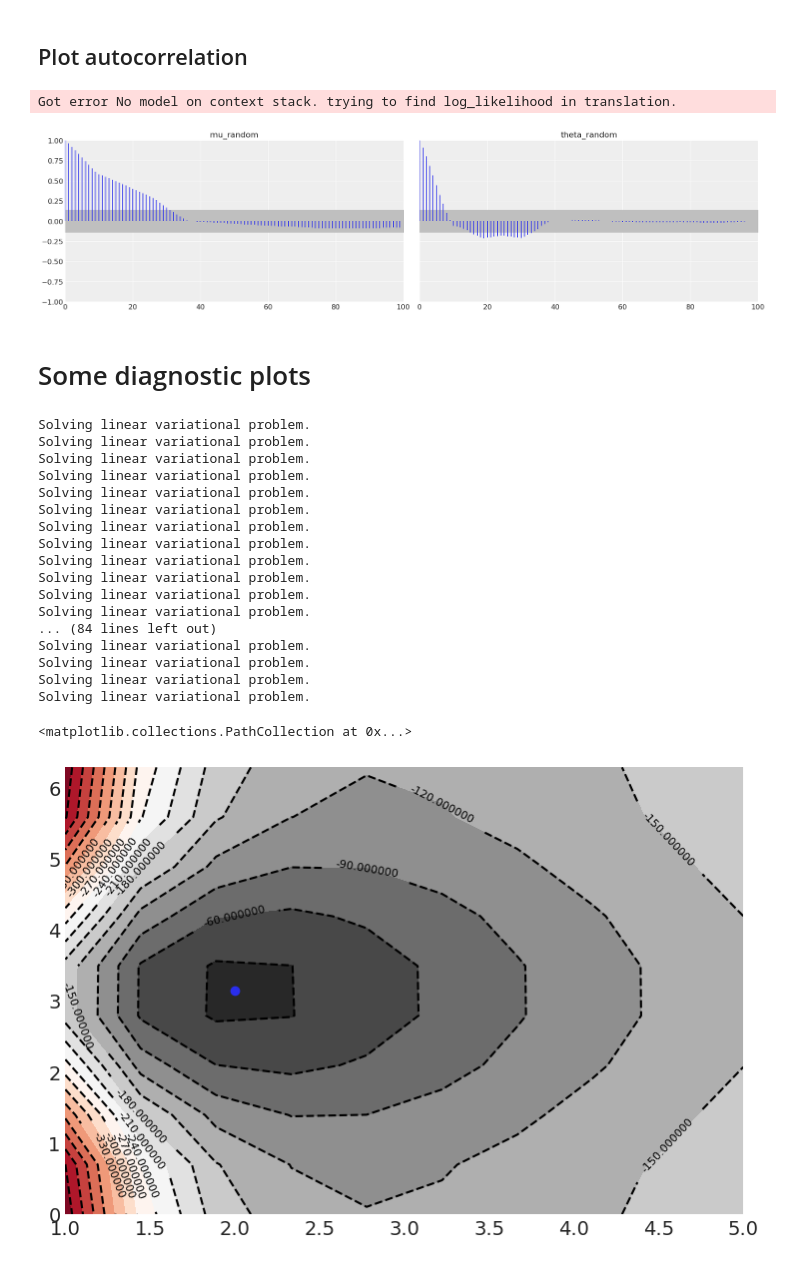
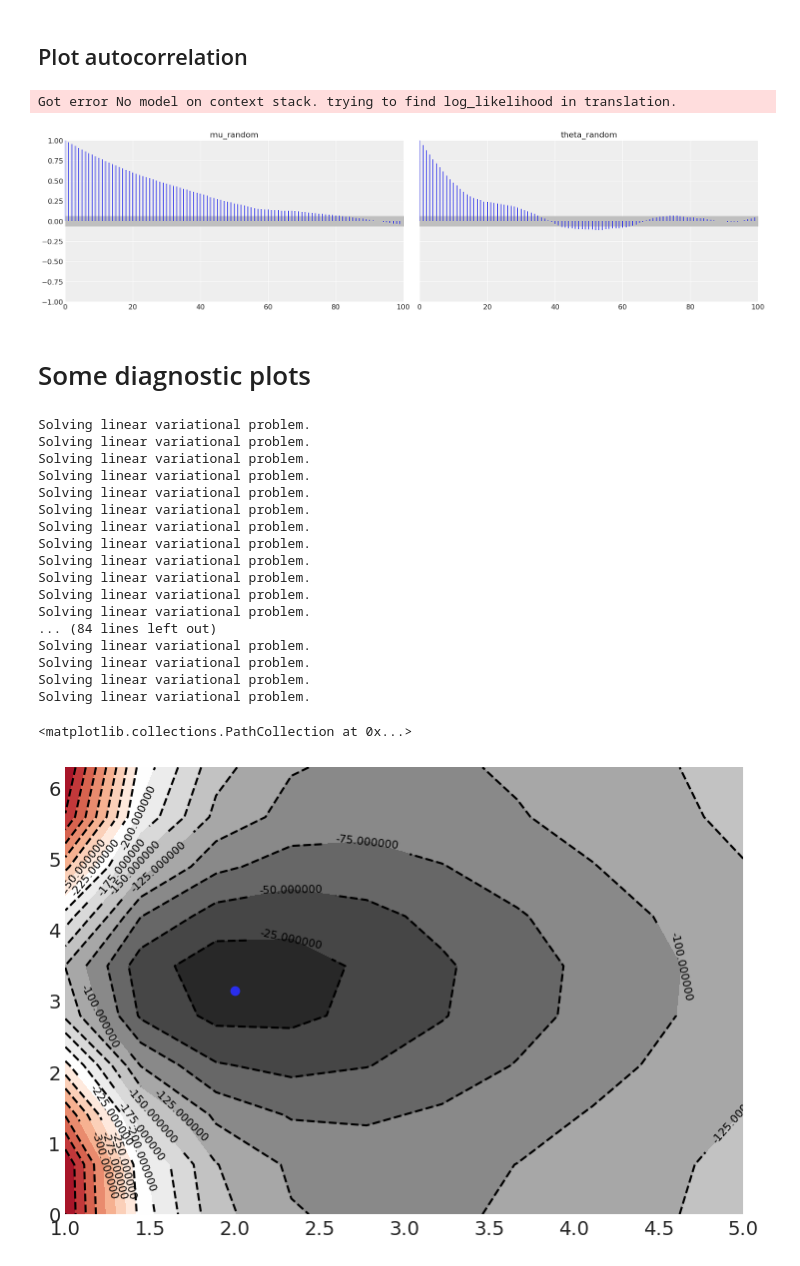
Before and after one commit to AndreBose/MLMCMC_Project, a Jupyter notebook: Comet_equation/MLDA_few_data.ipynb, the cells around one changed output. Drawn from its saved outputs; the diff is of its cells as text; code cells hidden in the pictures.

Commit message:
MLDA with subsampling of data, first tentative

```diff
--- a/Comet_equation/MLDA_few_data.ipynb
+++ b/Comet_equation/MLDA_few_data.ipynb
@@ -71,9 +71,9 @@ n_data_v = 64            # number of segments on the vertical   axis
 
 noise_level = 0.001    # noise level in the output data (with more than 0.0001 causes the complete destruction of the solution)
 
-# set grid of observations
-n_h_points = 63     # number of observations in orizontal axis
-n_v_points = 63     # number of observations in vertical axis
+# set grid of available observations
+n_h_points = 5     # number of observations in orizontal axis
+n_v_points = 5     # number of observations in vertical axis
 
 # Different mesh refinements for the models
 
@@ -83,8 +83,8 @@ n_data_h_v_models = np.array([[ 32, 32],   # coarse model
 
 # MCMC Settings
 
-ndraws  = 100          # number of draws from the distribution
-nburn   = 0          # number of burn-in samples
+ndraws  = 1000          # number of draws from the distribution
+nburn   = 1000          # number of burn-in samples
 
 nchains = 1               # number of independent chains
 nsub    = 5               # subsampling rate for MLDA
@@ -203,8 +203,8 @@ max value:  0.01512712778148136
 # find subgrid of observations
 
 # size of the index jump to form the grid
-h_path = int(np.floor(n_data_h/(n_h_points+1)))
-v_path = int(np.floor(n_data_v/(n_v_points+1)))
+h_path = int(np.round(n_data_h/(n_h_points+1)))
+v_path = int(np.round(n_data_v/(n_v_points+1)))
 
 # indices of observations in the axes
 h_pos = h_path*np.arange(1, n_h_points+1, 1)
@@ -597,7 +581,7 @@ for i, trace in enumerate(traces):
     az.plot_autocorr(trace, figsize=(20,5), combined=True)
 # %% [output]
 Got error No model on context stack. trying to find log_likelihood in translation.
-[figure, old version]
+[figure, new version]
 # %% [markdown]
 # Some diagnostic plots
 # %%
@@ -614,7 +598,7 @@ loglik_test = np.ones(shape = mu_test.shape)
 
 #model_output = np.ones((model_true.vertices_positions.shape[0],len(mu_test)**2))
 #k=0;
-select_model = 0 # 0 fine, 1 coarse
+select_model = 1 # 0 coarse, 1 fine
 for i in range(len(mu_test)):
     for j in range(len(mu_test)):
 
@@ -622,31 +606,31 @@ for i in range(len(mu_test)):
         #loglik_test[i][j], model_output[:,k] = my_loglik(my_models[0], mu_test[i][j], theta_test[i][j], model_true.vertices_positions, data, sigma)
         #k = k+1
 
 n_level = 15
 
 contours = plt.contour(mu_test, theta_test, loglik_test, n_level, colors='black')
 plt.clabel(contours, inline=True, fontsize=8, fmt="%1.6f")
 
 plt.contourf(mu_test, theta_test, loglik_test, n_level, cmap='RdGy')
 
 plt.scatter(mu,theta)
 # %% [output]
 Solving linear variational problem.
 Solving linear variational problem.
 Solving linear variational problem.
 Solving linear variational problem.
 Solving linear variational problem.
 Solving linear variational problem.
 Solving linear variational problem.
 Solving linear variational problem.
 Solving linear variational problem.
 Solving linear variational problem.
 Solving linear variational problem.
 Solving linear variational problem.
 ... (84 lines left out)
 Solving linear variational problem.
 Solving linear variational problem.
 Solving linear variational problem.
 Solving linear variational problem.
 <matplotlib.collections.PathCollection at 0x...>
-[figure, old version]
+[figure, new version]
```
Also changed, not shown: parts of 7 cells of this notebook, 45 other files.
